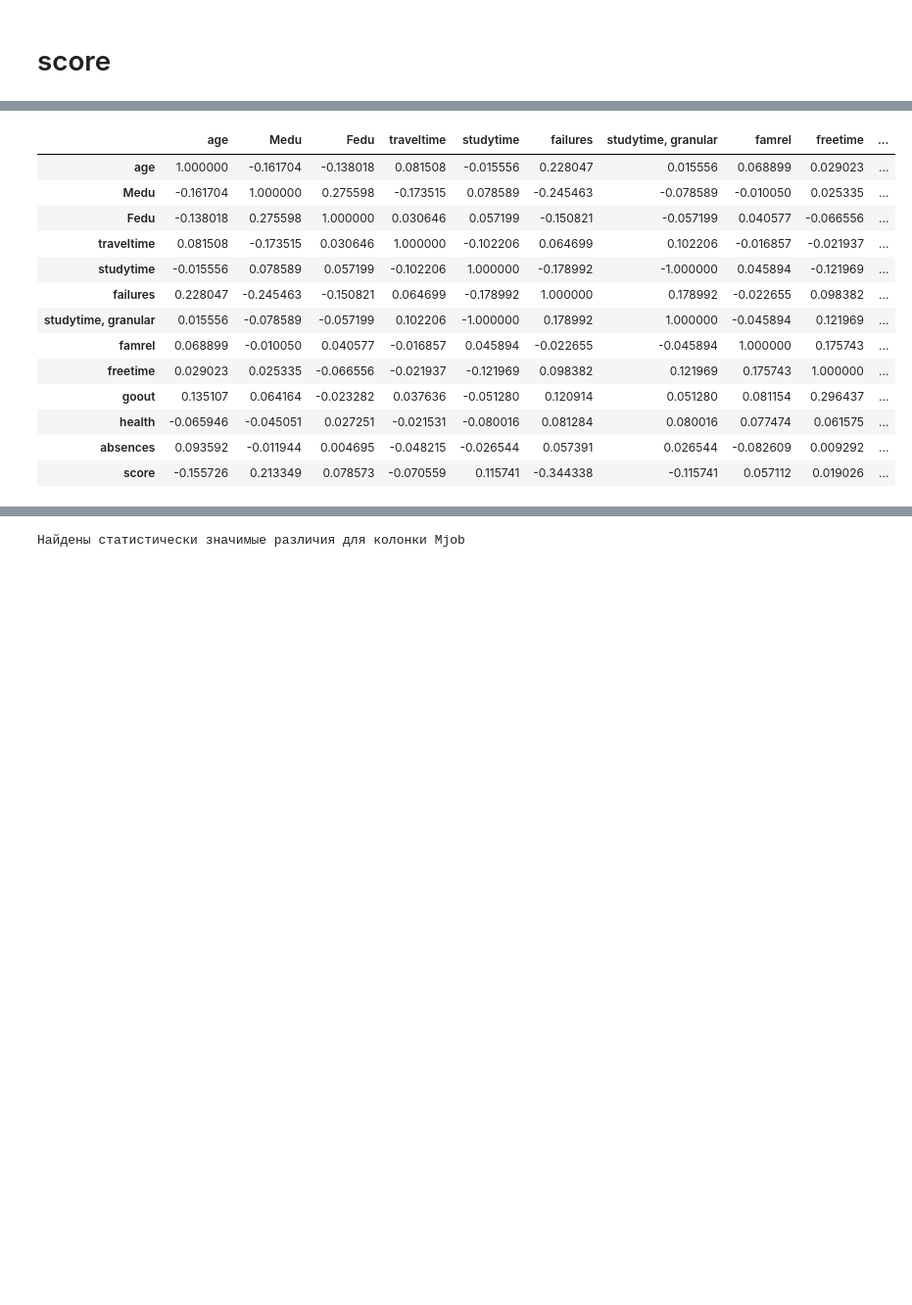
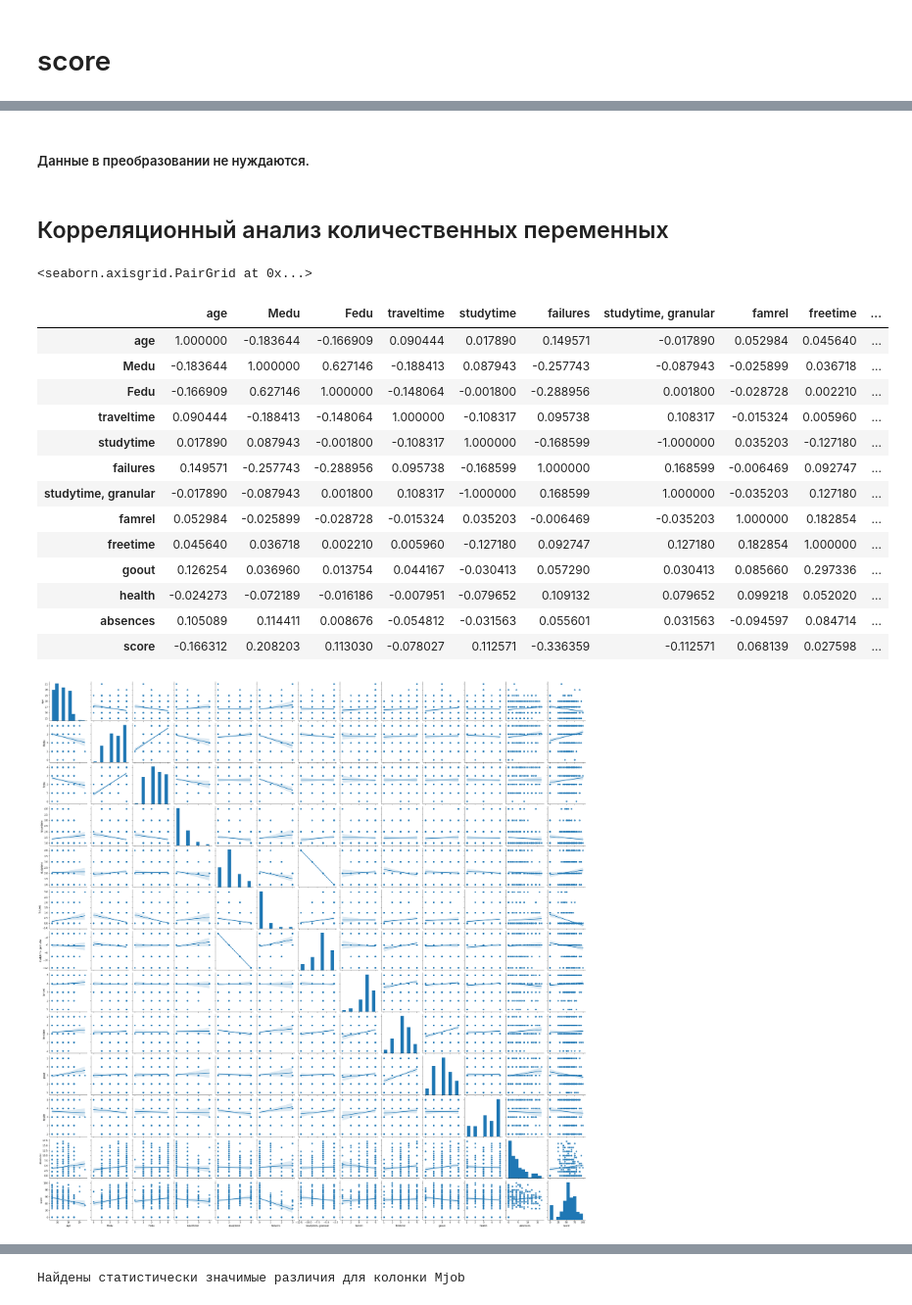
Before and after one commit to AlexSkripko/Skll_fact_repository, a Jupyter notebook: module_2/Project_2.ipynb, the cells around one changed output, grey strips where cells are left out. Shown at 98% size. Cells and saved outputs as stored; diff of their text form; code cells hidden in the pictures; blank space fills up the shorter version.

```diff
--- a/module_2/Project_2.ipynb
+++ b/module_2/Project_2.ipynb
@@ -683,4 +692,4 @@ Name: famrel, dtype: float64
 "семейные отношения (от 1 - очень плохо до 5 - очень хорошо)"
 Есть аномалия в виде значения -1 , высокая веротяность что послужил человеческий фактор. Меняем на 1.
 # %%
-stud.famrel = stud.famrel.apply(lambda x: 1 if x == -1)
+stud.famrel = stud.famrel.apply(lambda x: 1 if x == -1 else x)
@@ -773,3 +780,5 @@ Name: health, dtype: float64
+# %%
+stud.health = stud.health.apply(lambda x: 5 if pd.isnull(x) else x)
 # %% [markdown]
 # absences
 # %%
@@ -813,4 +822,4 @@ Name: absences, dtype: float64
 # %%
-stud = stud[stud.absences<=20]
+stud = stud[stud.absences <= 17.5]
 # %% [markdown]
 # score
@@ -820,4 +863,0 @@ stud = stud[stud.absences<=20]
-# %%
-
-for col in stud.columns:
-    stud[col] = stud[col].apply(fix_values)
@@ -850,20 +864,25 @@ cacao.loc[:, ['bean_type']].info()
+# %% [markdown]
+##### Данные в преобразовании не нуждаются.
+# %% [markdown]
+## Корреляционный анализ количеcтвенных переменных
 # %%
-#5
-#sns.pairplot(stud, kind = 'reg')
+sns.pairplot(stud,kind='reg')
 stud.corr()
 # %% [output]
+<seaborn.axisgrid.PairGrid at 0x...>
 |  | age | Medu | Fedu | traveltime | studytime | failures | studytime, granular | famrel | freetime | ... |
-| age | 1.000000 | -0.161704 | -0.138018 | 0.081508 | -0.015556 | 0.228047 | 0.015556 | 0.068899 | 0.029023 | ... |
-| Medu | -0.161704 | 1.000000 | 0.275598 | -0.173515 | 0.078589 | -0.245463 | -0.078589 | -0.010050 | 0.025335 | ... |
-| Fedu | -0.138018 | 0.275598 | 1.000000 | 0.030646 | 0.057199 | -0.150821 | -0.057199 | 0.040577 | -0.066556 | ... |
-| traveltime | 0.081508 | -0.173515 | 0.030646 | 1.000000 | -0.102206 | 0.064699 | 0.102206 | -0.016857 | -0.021937 | ... |
-| studytime | -0.015556 | 0.078589 | 0.057199 | -0.102206 | 1.000000 | -0.178992 | -1.000000 | 0.045894 | -0.121969 | ... |
-| failures | 0.228047 | -0.245463 | -0.150821 | 0.064699 | -0.178992 | 1.000000 | 0.178992 | -0.022655 | 0.098382 | ... |
-| studytime, granular | 0.015556 | -0.078589 | -0.057199 | 0.102206 | -1.000000 | 0.178992 | 1.000000 | -0.045894 | 0.121969 | ... |
-| famrel | 0.068899 | -0.010050 | 0.040577 | -0.016857 | 0.045894 | -0.022655 | -0.045894 | 1.000000 | 0.175743 | ... |
-| freetime | 0.029023 | 0.025335 | -0.066556 | -0.021937 | -0.121969 | 0.098382 | 0.121969 | 0.175743 | 1.000000 | ... |
-| goout | 0.135107 | 0.064164 | -0.023282 | 0.037636 | -0.051280 | 0.120914 | 0.051280 | 0.081154 | 0.296437 | ... |
-| health | -0.065946 | -0.045051 | 0.027251 | -0.021531 | -0.080016 | 0.081284 | 0.080016 | 0.077474 | 0.061575 | ... |
-| absences | 0.093592 | -0.011944 | 0.004695 | -0.048215 | -0.026544 | 0.057391 | 0.026544 | -0.082609 | 0.009292 | ... |
-| score | -0.155726 | 0.213349 | 0.078573 | -0.070559 | 0.115741 | -0.344338 | -0.115741 | 0.057112 | 0.019026 | ... |
+| age | 1.000000 | -0.183644 | -0.166909 | 0.090444 | 0.017890 | 0.149571 | -0.017890 | 0.052984 | 0.045640 | ... |
+| Medu | -0.183644 | 1.000000 | 0.627146 | -0.188413 | 0.087943 | -0.257743 | -0.087943 | -0.025899 | 0.036718 | ... |
+| Fedu | -0.166909 | 0.627146 | 1.000000 | -0.148064 | -0.001800 | -0.288956 | 0.001800 | -0.028728 | 0.002210 | ... |
+| traveltime | 0.090444 | -0.188413 | -0.148064 | 1.000000 | -0.108317 | 0.095738 | 0.108317 | -0.015324 | 0.005960 | ... |
+| studytime | 0.017890 | 0.087943 | -0.001800 | -0.108317 | 1.000000 | -0.168599 | -1.000000 | 0.035203 | -0.127180 | ... |
+| failures | 0.149571 | -0.257743 | -0.288956 | 0.095738 | -0.168599 | 1.000000 | 0.168599 | -0.006469 | 0.092747 | ... |
+| studytime, granular | -0.017890 | -0.087943 | 0.001800 | 0.108317 | -1.000000 | 0.168599 | 1.000000 | -0.035203 | 0.127180 | ... |
+| famrel | 0.052984 | -0.025899 | -0.028728 | -0.015324 | 0.035203 | -0.006469 | -0.035203 | 1.000000 | 0.182854 | ... |
+| freetime | 0.045640 | 0.036718 | 0.002210 | 0.005960 | -0.127180 | 0.092747 | 0.127180 | 0.182854 | 1.000000 | ... |
+| goout | 0.126254 | 0.036960 | 0.013754 | 0.044167 | -0.030413 | 0.057290 | 0.030413 | 0.085660 | 0.297336 | ... |
+| health | -0.024273 | -0.072189 | -0.016186 | -0.007951 | -0.079652 | 0.109132 | 0.079652 | 0.099218 | 0.052020 | ... |
+| absences | 0.105089 | 0.114411 | 0.008676 | -0.054812 | -0.031563 | 0.055601 | 0.031563 | -0.094597 | 0.084714 | ... |
+| score | -0.166312 | 0.208203 | 0.113030 | -0.078027 | 0.112571 | -0.336359 | -0.112571 | 0.068139 | 0.027598 | ... |
+[figure, added]
 # %%
```
Also changed, not shown: parts of 35 cells of this notebook.
